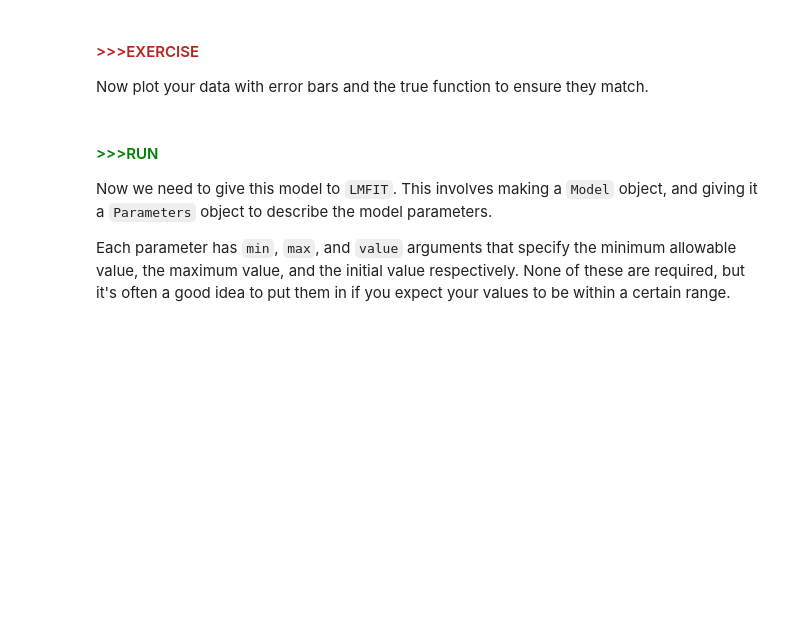
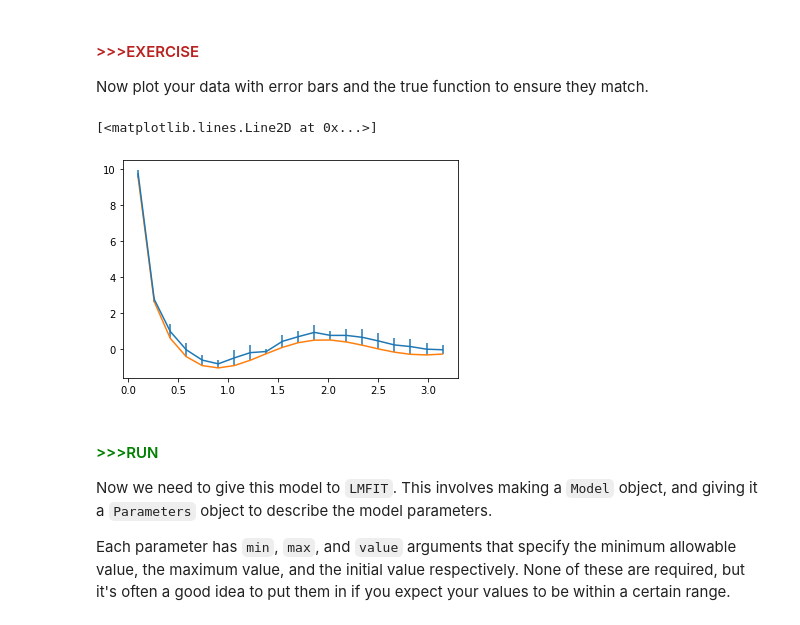
Before and after one commit to MIT-8s50/course, a Jupyter notebook: Recitation3/Recitation_03_learner.ipynb, the cells around one changed output. Cells and saved outputs as stored; diff of their text form; code cells hidden in the pictures; blank space fills up the shorter version.

```diff
--- a/Recitation3/Recitation_03_learner.ipynb
+++ b/Recitation3/Recitation_03_learner.ipynb
@@ -224,9 +246,10 @@ np.random.seed(2345789)
 TRUE_K = np.pi
 TRUE_A = 1
 
-x = np.linspace(-4 * np.pi, 4 * np.pi, 20)
-y = #your code here
-yerr = #your code here
+x = np.linspace(0.1, np.pi, 20)
+y = model_fn(x, TRUE_K, TRUE_A)
+yerr = 0.4 * np.random.random(20) + 0.1
+y = y + yerr
 # %% [markdown]
 <!--start-block-->
 #### <span style="color:#BA2220">>>>EXERCISE</span>
@@ -258,3 +277,11 @@ import matplotlib.pyplot as plt
+# %%
+import matplotlib.pyplot as plt
+
+plt.errorbar(x,y,yerr)
+plt.plot(x,model_fn(x,TRUE_K,TRUE_A))
+# %% [output]
+[<matplotlib.lines.Line2D at 0x...>]
+[figure, added]
 # %% [markdown]
 <!--start-block-->
 #### <span style="color:green">>>>RUN</span>
```
Also changed, not shown: parts of 6 cells of this notebook.
